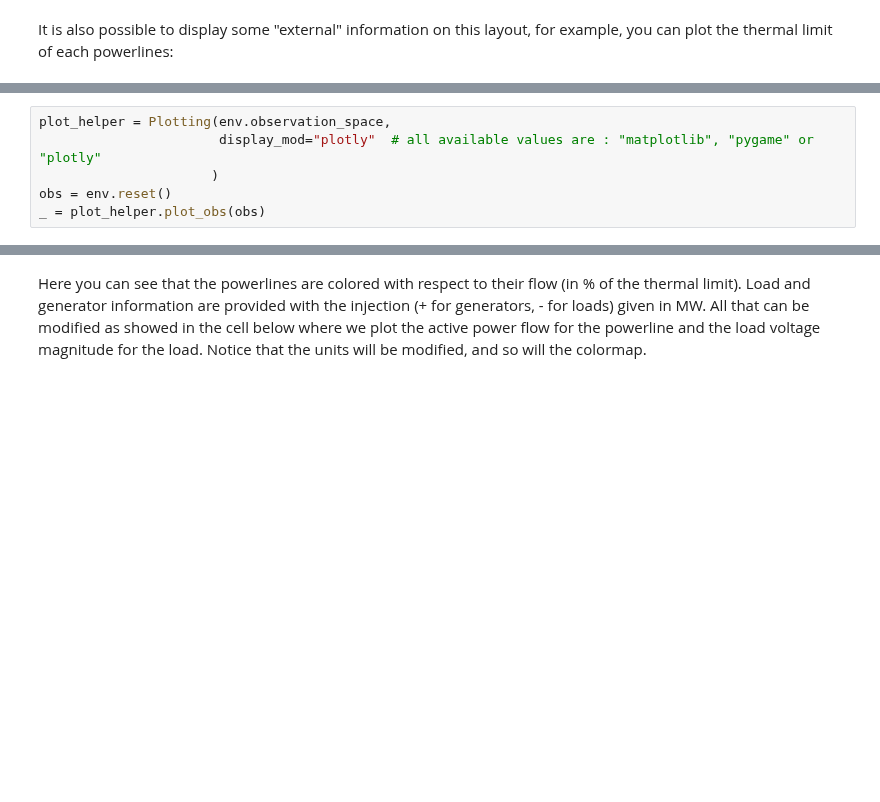
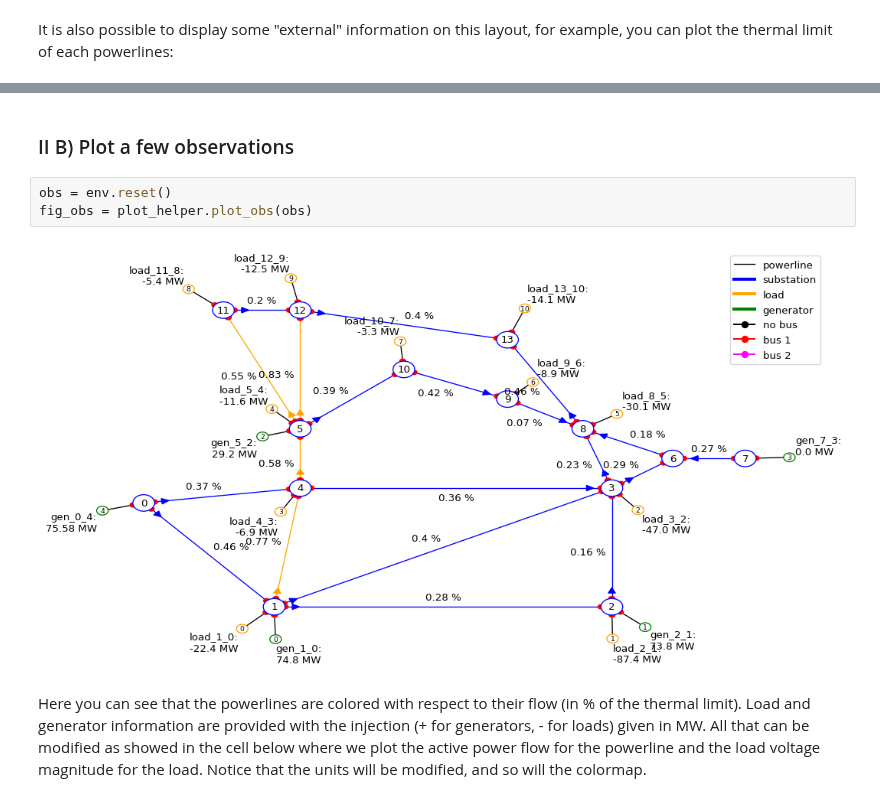
Before and after one commit to rte-france/Grid2Op, a Jupyter notebook: getting_started/7_PlottingCapabilities.ipynb, the cells around one changed output, grey strips where cells are left out. Cells and saved outputs as stored; diff of their text form; blank space fills up the shorter version.

```diff
--- a/getting_started/7_PlottingCapabilities.ipynb
+++ b/getting_started/7_PlottingCapabilities.ipynb
@@ -78,6 +54,0 @@ For this part, we highly recommend to use "plotly" method, as it allows more use
-# %%
-plot_helper = Plotting(env.observation_space,
-                       display_mod="plotly"  # all available values are : "matplotlib", "pygame" or "plotly"
-                      )
-obs = env.reset()
-_ = plot_helper.plot_obs(obs)
@@ -87,3 +55,10 @@ _ = plot_helper.plot_obs(obs)
+# %% [markdown]
+### II B) Plot a few observations
+# %%
+obs = env.reset()
+fig_obs = plot_helper.plot_obs(obs)
+# %% [output]
+[figure, added]
 # %% [markdown]
 Here you can see that the powerlines are colored with respect to their flow (in % of the thermal limit). Load and generator information are provided with the injection (+ for generators, - for loads) given in MW. All that can be modified as showed in the cell below where we plot the active power flow for the powerline and the load voltage magnitude for the load. Notice that the units will be modified, and so will the colormap.
 # %%
```
Also changed, not shown: parts of 19 cells of this notebook, 12 other files.
